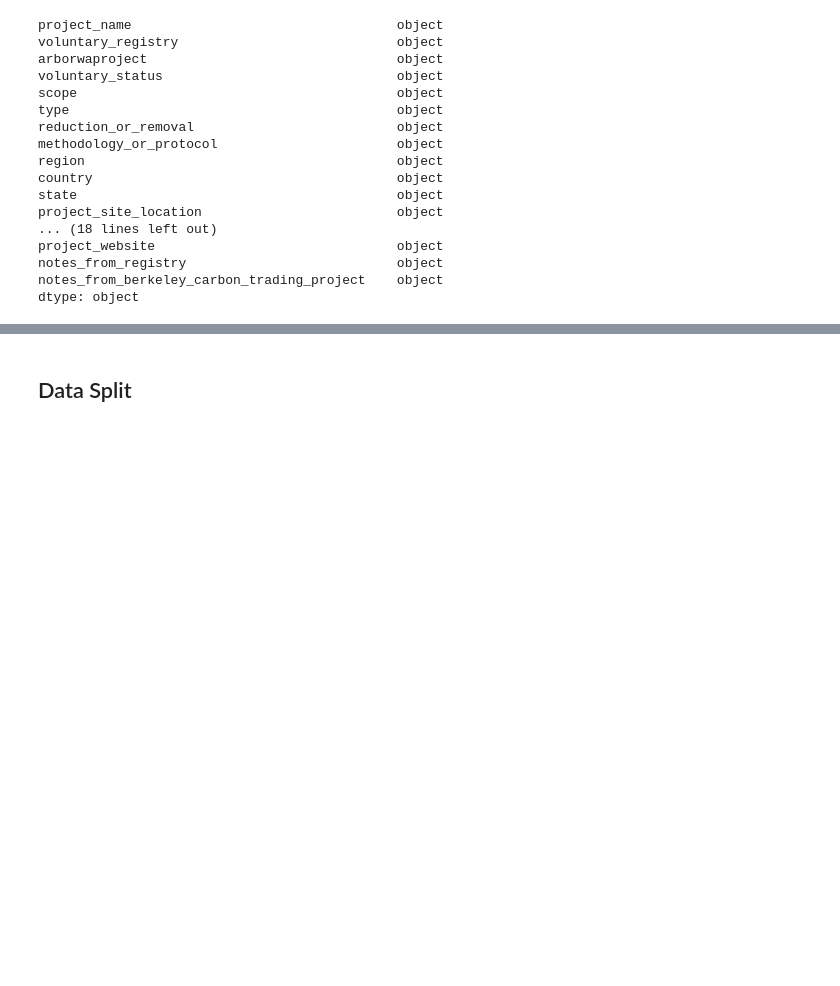
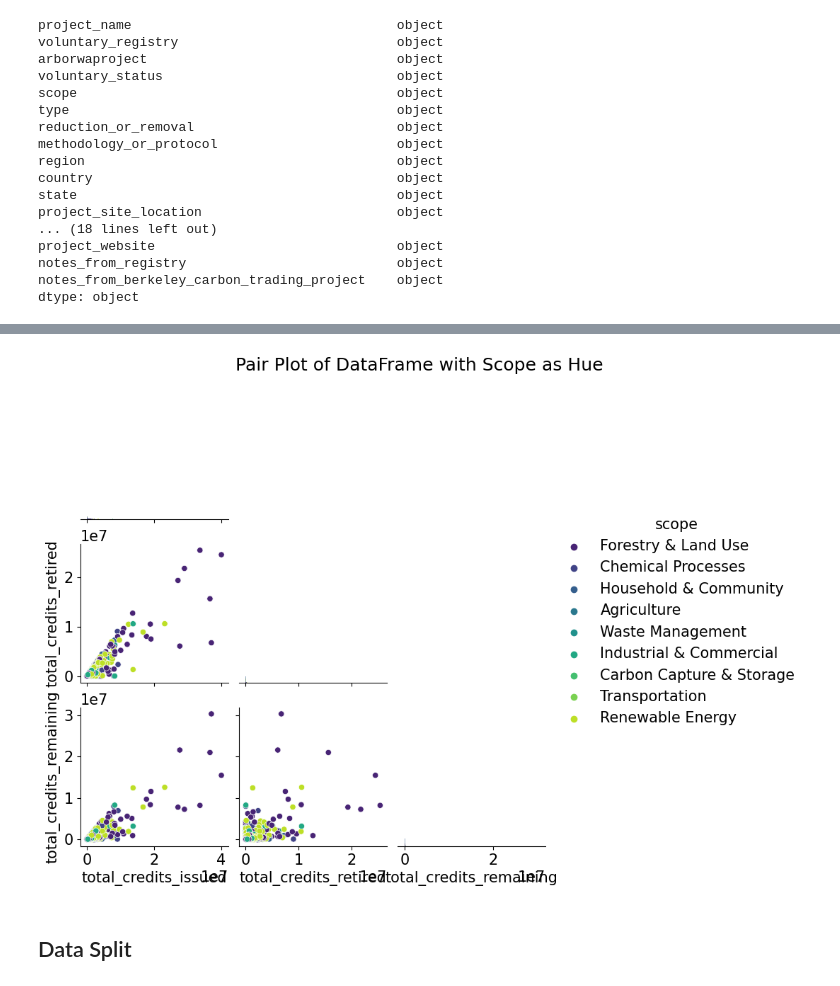
Before and after one commit to MaggieCorry/Capstone_Corry_Hoang_Tajnekar_Rong, a Jupyter notebook: EDA/EDA_V11_Roshni.ipynb, the cells around one changed output, grey strips where cells are left out. Saved outputs shown, nothing was run; the diff lists cells and outputs as text; code cells hidden in the pictures; blank space fills up the shorter version.

```diff
--- a/EDA/EDA_V11_Roshni.ipynb
+++ b/EDA/EDA_V11_Roshni.ipynb
@@ -295,3 +315,10 @@ Feature engineering (creating new features, transforming existing ones)
+# %%
+# Create pair plot
+sns.pairplot(projects_df[cols_to_plot], hue='scope', diag_kind='hist', palette='viridis', corner=True)
+plt.suptitle('Pair Plot of DataFrame with Scope as Hue', y=1.02)
+plt.show()
+# %% [output]
+[figure, added]
 # %% [markdown]
 ## Data Split
 # %%
```
Also changed, not shown: parts of 12 cells of this notebook.
